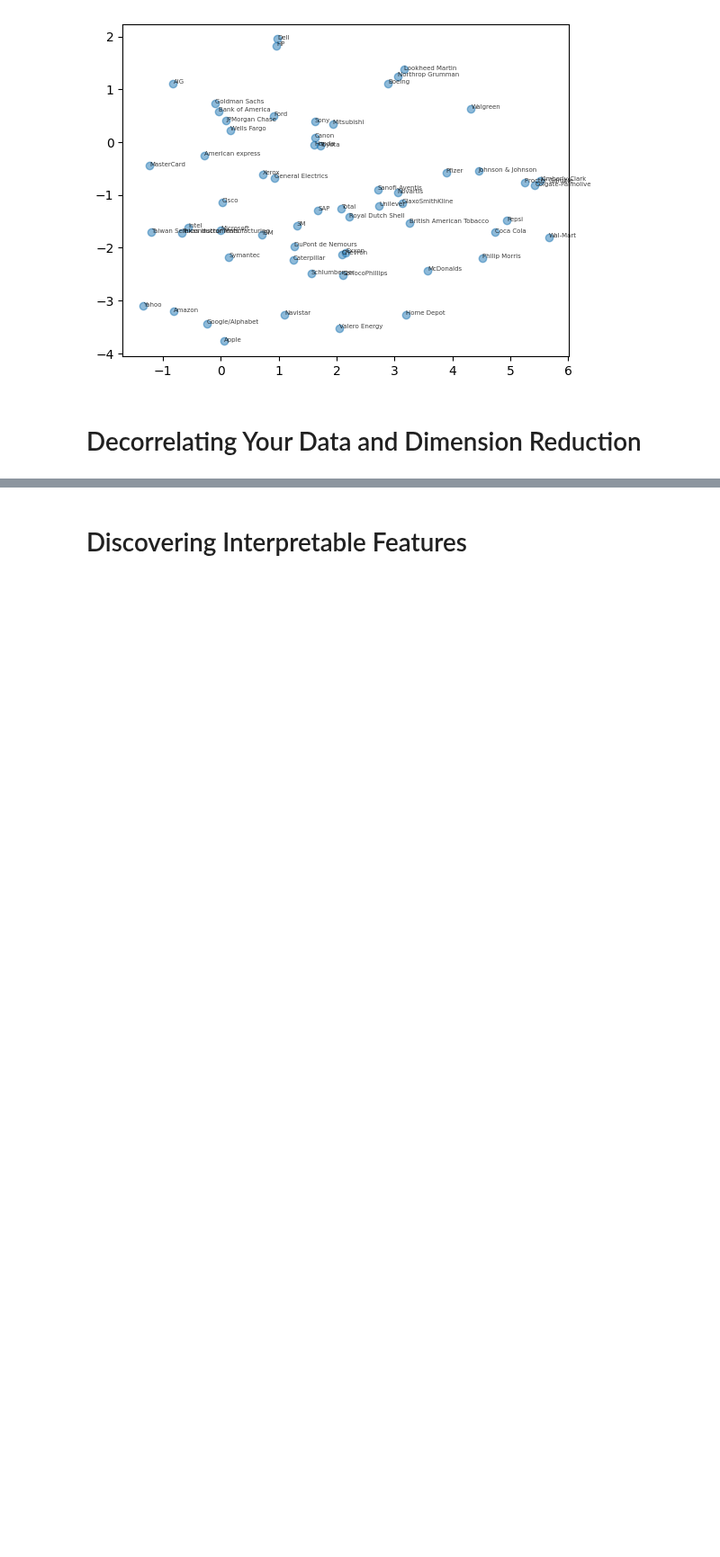
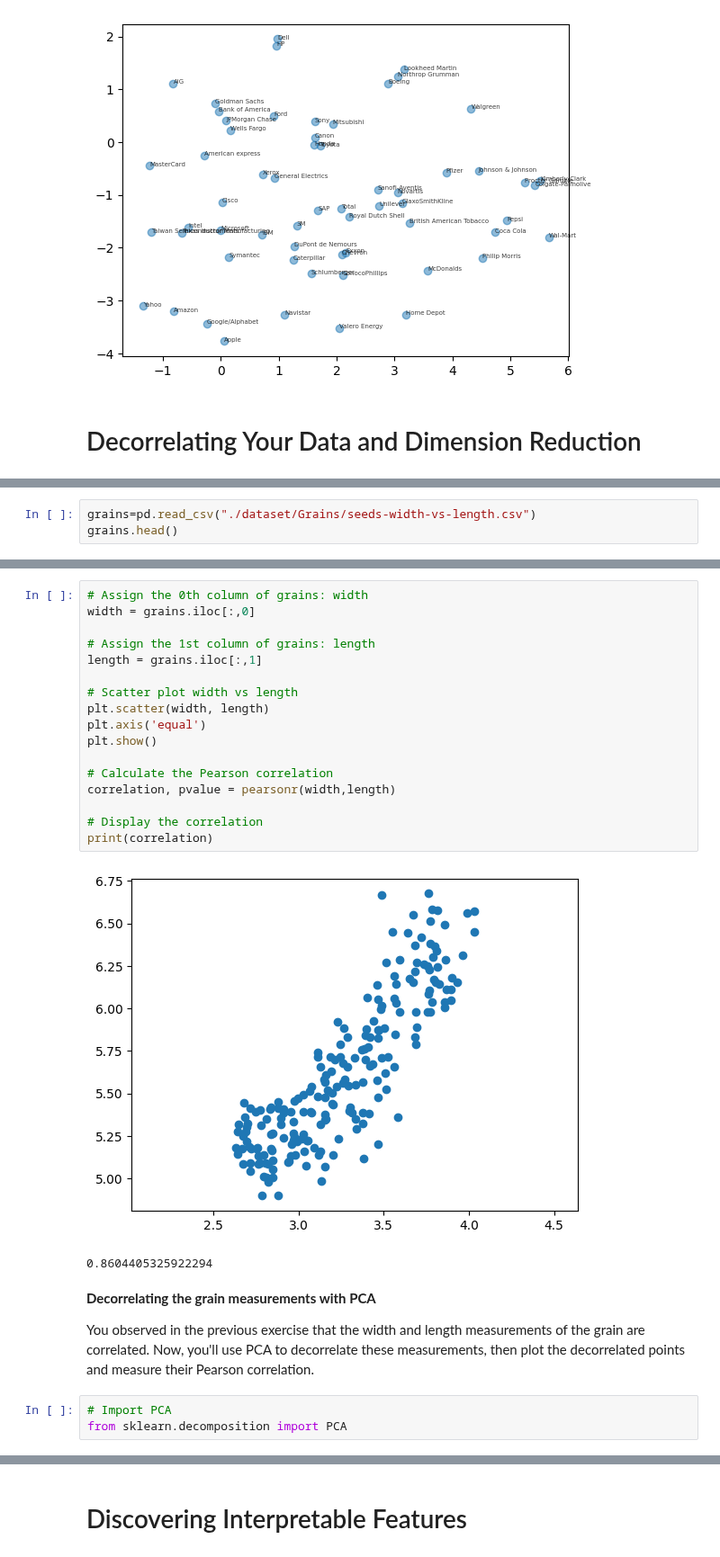
Before and after one commit to kesant/machine-learning-projects, a Jupyter notebook: Unsupervised learning/unsupervised_learning.ipynb, the cells around one changed output, grey strips where cells are left out. Shown at 90% size. Saved outputs shown, nothing was run; the diff lists cells and outputs as text; blank space fills up the shorter version.

```diff
--- a/Unsupervised learning/unsupervised_learning.ipynb
+++ b/Unsupervised learning/unsupervised_learning.ipynb
@@ -497,0 +509,3 @@ plt.show()
+# %%
+grains=pd.read_csv("./dataset/Grains/seeds-width-vs-length.csv")
+grains.head()
@@ -497,0 +519,27 @@ plt.show()
+# %%
+# Assign the 0th column of grains: width
+width = grains.iloc[:,0]
+
+# Assign the 1st column of grains: length
+length = grains.iloc[:,1]
+
+# Scatter plot width vs length
+plt.scatter(width, length)
+plt.axis('equal')
+plt.show()
+
+# Calculate the Pearson correlation
+correlation, pvalue = pearsonr(width,length)
+
+# Display the correlation
+print(correlation)
+# %% [output]
+[figure, added]
+0.8604405325922294
+# %% [markdown]
+**Decorrelating the grain measurements with PCA**
+
+You observed in the previous exercise that the width and length measurements of the grain are correlated. Now, you'll use PCA to decorrelate these measurements, then plot the decorrelated points and measure their Pearson correlation.
+# %%
+# Import PCA
+from sklearn.decomposition import PCA
```
Also changed, not shown: parts of 28 cells of this notebook.
